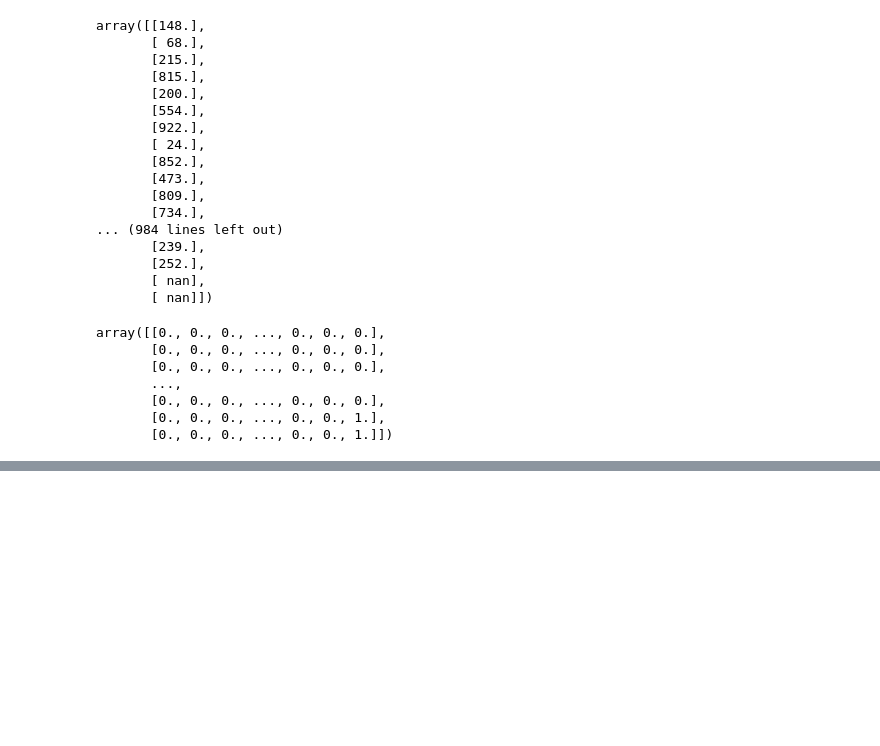
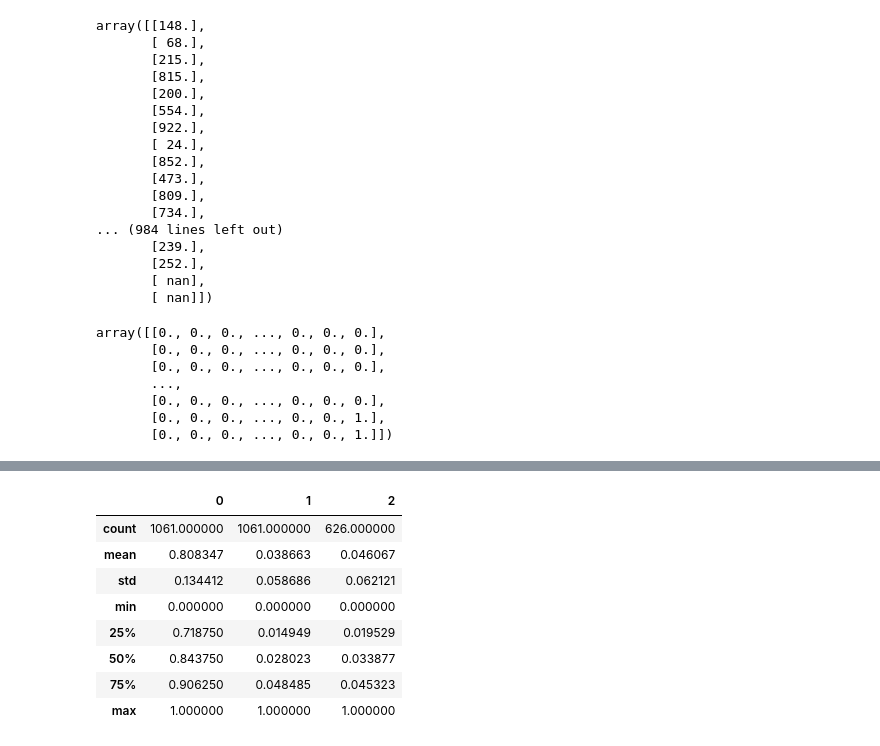
Before and after one commit to MaviyaQureshi/Data-Preprocessing, a Jupyter notebook: Preprocessing Assignment.ipynb, the cells around one changed output, grey strips where cells are left out. Saved outputs shown, nothing was run; the diff lists cells and outputs as text; code cells hidden in the pictures; blank space fills up the shorter version.

```diff
--- a/Preprocessing Assignment.ipynb
+++ b/Preprocessing Assignment.ipynb
@@ -200,0 +268,12 @@ array([[0., 0., 0., ..., 0., 0., 0.],
+# %%
+pd.DataFrame(X_mms).describe()
+# %% [output]
+|  | 0 | 1 | 2 |
+| count | 1061.000000 | 1061.000000 | 626.000000 |
+| mean | 0.808347 | 0.038663 | 0.046067 |
+| std | 0.134412 | 0.058686 | 0.062121 |
+| min | 0.000000 | 0.000000 | 0.000000 |
+| 25% | 0.718750 | 0.014949 | 0.019529 |
+| 50% | 0.843750 | 0.028023 | 0.033877 |
+| 75% | 0.906250 | 0.048485 | 0.045323 |
+| max | 1.000000 | 1.000000 | 1.000000 |
```
Also changed, not shown: parts of 12 cells of this notebook.
